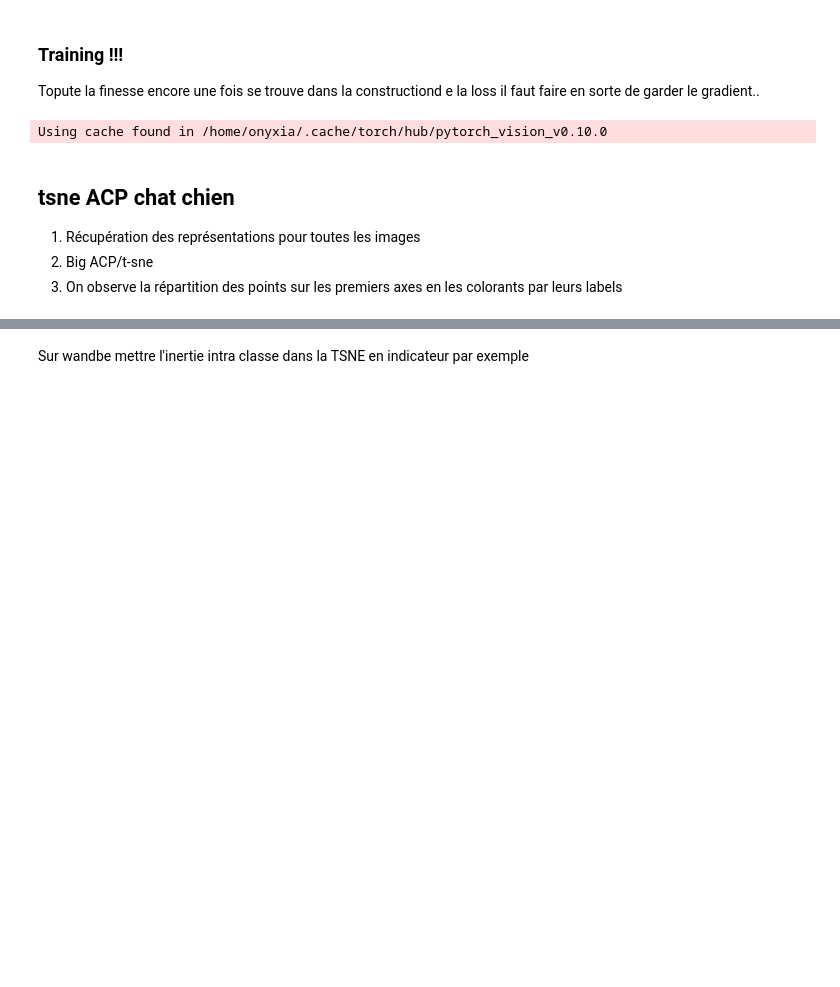
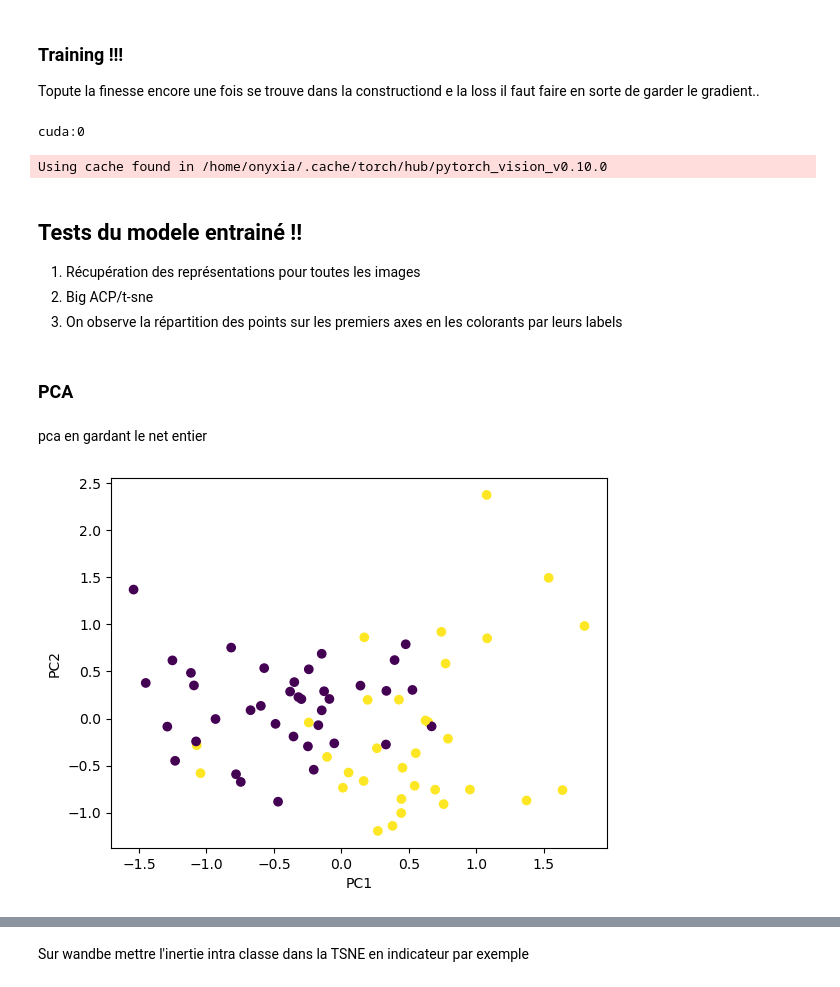
Before and after one commit to InseeFrLab/detection-habitat-spontane, a Jupyter notebook: notebooks/Image_representation.ipynb, the cells around one changed output, grey strips where cells are left out. Saved outputs shown, nothing was run; the diff lists cells and outputs as text; code cells hidden in the pictures; blank space fills up the shorter version.

```diff
--- a/notebooks/Image_representation.ipynb
+++ b/notebooks/Image_representation.ipynb
@@ -206,16 +206,25 @@ Using cache found in /home/onyxia/.cache/torch/hub/pytorch_vision_v0.10.0
 # %% [markdown]
 ### Training !!!
 Topute la finesse encore une fois se trouve dans la constructiond e la loss il faut faire en sorte de garder le gradient..
+# %%
+config = {"batch_size" :32,
+         "lr" : 0.0002,
+         "n_epoch" : 100}
+
+if torch.cuda.is_available() : device= torch.device("cuda:0" )
+print(device)
+net = SimCLR()
+optimizer = optim.SGD(net.parameters(), lr=config['lr'])
+net = net.to(device)
+
+liste_loss = []
+# %% [output]
+cuda:0
+Using cache found in /home/onyxia/.cache/torch/hub/pytorch_vision_v0.10.0
 # %%
-
-
-if torch.cuda.is_available() : device= torch.device("cuda:0" )
-
-net = SimCLR()
-optimizer = optim.Adam(net.parameters(), lr=config['lr'])
-net = net.to(device)
-
-liste_loss = []
+config = {"batch_size" :64,
+         "lr" : 0.001,
+         "n_epoch" : 300}
 
 for epoch in range(config['n_epoch']):
 
@@ -246,7 +255,7 @@ for epoch in range(config['n_epoch']):
 
             loss = 0
 
-            for ind in range(config["batch_size"]):
+            for ind in range(tf1.shape[0]):
 
                 rowi = cosineMat[ind,:]
                 coli = cosineMat[:,ind]
@@ -279,10 +288,8 @@ for epoch in range(config['n_epoch']):
                 t.refresh()
 
                 running_loss = 0
-# %% [output]
-Using cache found in /home/onyxia/.cache/torch/hub/pytorch_vision_v0.10.0
 # %% [markdown]
-## tsne ACP chat chien
+## Tests du modele entrainé !!
 1) Récupération des représentations pour toutes les images
 2) Big ACP/t-sne
 3) On observe la répartition des points sur les premiers axes en les colorants par leurs labels
@@ -288,0 +299,20 @@ Using cache found in /home/onyxia/.cache/torch/hub/pytorch_vision_v0.10.0
+# %%
+data_loader_eval = DataLoader(all_dataset, batch_size=70,shuffle=True, num_workers=0) # évaluation sur 70 images au pif
+all_pictures = next(iter(data_loader_eval))
+res_70_pictures_net = np.array(net(all_pictures["image"].to(device)).to("cpu").detach())
+res_70_pictures_resnet = np.array(net.resnet(all_pictures["image"].to(device)).to("cpu").detach())
+
+labels = all_pictures["label"]
+# %% [markdown]
+### PCA
+# %% [markdown]
+pca en gardant le net entier
+# %%
+pca = PCA(n_components=2)
+res_70_pca = pca.fit_transform(res_70_pictures_net)
+plt.scatter(res_70_pca[:,0], res_70_pca[:,1], c = labels)
+plt.xlabel('PC1')
+plt.ylabel('PC2')
+plt.show()
+# %% [output]
+[figure, added]
```
Also changed, not shown: parts of 13 cells of this notebook.
